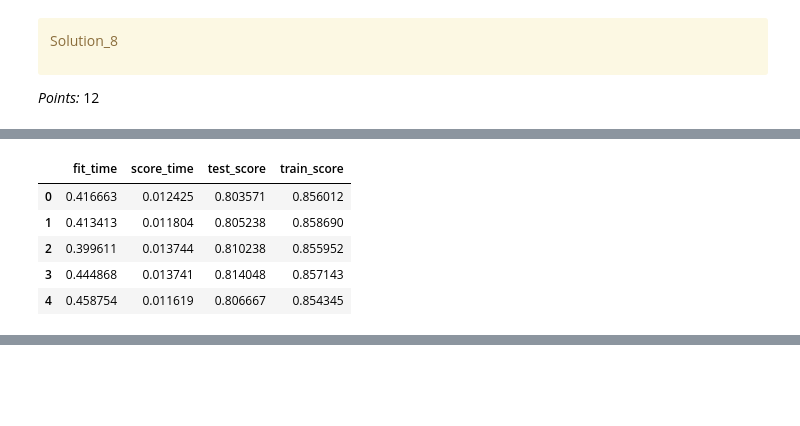
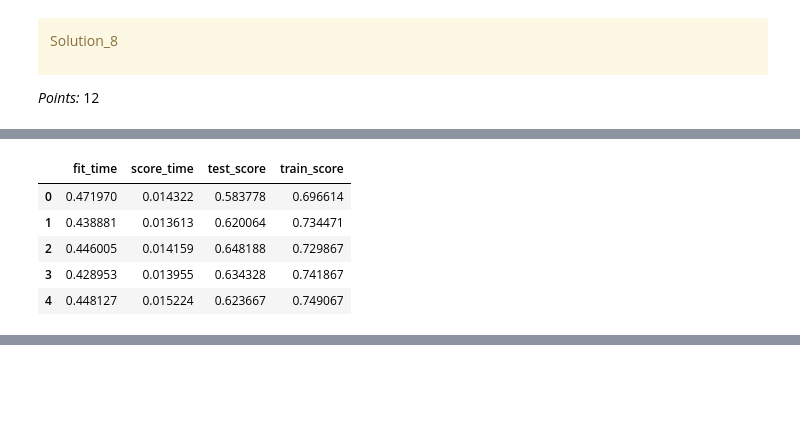
Before and after one commit to chloezandberg/cpsc330hw5, a Jupyter notebook: hw5.ipynb, the cells around one changed output, grey strips where cells are left out. Cells and saved outputs as stored; diff of their text form; code cells hidden in the pictures.

```diff
--- a/hw5.ipynb
+++ b/hw5.ipynb
@@ -646,7 +647,7 @@ I have decided to use a logistic regression model for the binary classification
 Below I use code adapted from Lecture 8.
 # %%
 pipe_log = make_pipeline(ct,
-                         LogisticRegression(max_iter=200))
+                         LogisticRegression(max_iter=200, random_state=random_state, class_weight='balanced'))
 
 param_grid = {
     'logisticregression__C': 10.0 ** np.arange(-4, 6, 1)
@@ -655,7 +656,8 @@ param_grid = {
 grid_search = GridSearchCV(pipe_log,
                   param_grid = param_grid,
                   n_jobs=-1,
-                  return_train_score=True
+                  return_train_score=True,
+                  scoring = 'recall'
                  )
 
 grid_search.fit(X_train, y_train)
@@ -776,16 +778,16 @@ Average RF CV score: 0.8174285714285714
 # %%
 pipe_dt = make_pipeline(ct,
-                        DecisionTreeClassifier(max_depth=10, random_state = random_state))
+                        DecisionTreeClassifier(max_depth=10, random_state = random_state, class_weight='balanced'))
 
-results_dt = cross_validate(pipe_dt, X_train, y_train, return_train_score = True)
+results_dt = cross_validate(pipe_dt, X_train, y_train, return_train_score = True, scoring = 'recall')
 pd.DataFrame(results_dt)
 # %% [output]
 |  | fit_time | score_time | test_score | train_score |
-| 0 | 0.416663 | 0.012425 | 0.803571 | 0.856012 |
-| 1 | 0.413413 | 0.011804 | 0.805238 | 0.858690 |
-| 2 | 0.399611 | 0.013744 | 0.810238 | 0.855952 |
-| 3 | 0.444868 | 0.013741 | 0.814048 | 0.857143 |
-| 4 | 0.458754 | 0.011619 | 0.806667 | 0.854345 |
+| 0 | 0.471970 | 0.014322 | 0.583778 | 0.696614 |
+| 1 | 0.438881 | 0.013613 | 0.620064 | 0.734471 |
+| 2 | 0.446005 | 0.014159 | 0.648188 | 0.729867 |
+| 3 | 0.428953 | 0.013955 | 0.634328 | 0.741867 |
+| 4 | 0.448127 | 0.015224 | 0.623667 | 0.749067 |
 # %%
 print(f'Average DT fit time: {sum(results_dt['fit_time'])/len(results_dt['fit_time'])}\n Average DT score time: {sum(results_dt['score_time'])/len(results_dt['score_time'])}')
 # %% [output]
```
Also changed, not shown: parts of 67 cells of this notebook.
